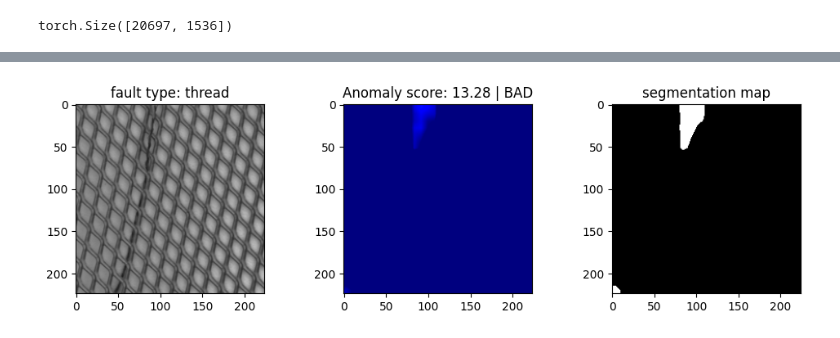
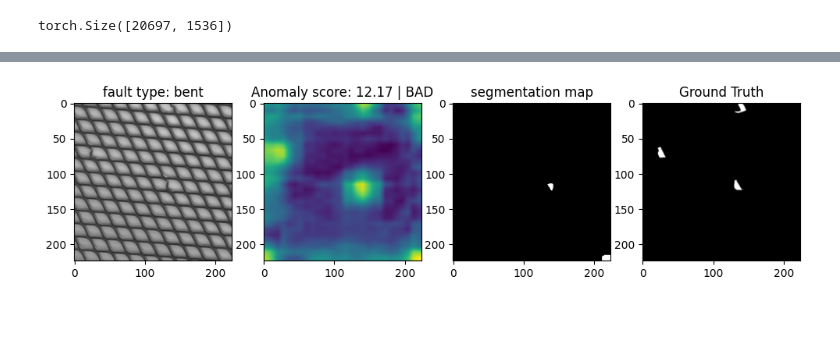
Before and after one commit to 3tagoras/MVTec-AD, a Jupyter notebook: notebooks/2.0-jame-kaggle-repeat.ipynb, the cells around one changed output, grey strips where cells are left out. Cells and saved outputs as stored; diff of their text form; code cells hidden in the pictures.

```diff
--- a/notebooks/2.0-jame-kaggle-repeat.ipynb
+++ b/notebooks/2.0-jame-kaggle-repeat.ipynb
@@ -85,7 +93,7 @@ folder_path = Path(r'/home/jamor/redes/MVTec-AD/data/raw/grid/train/good')
 for pth in tqdm(folder_path.iterdir(),leave=False):
     # print(pth)
     with torch.no_grad():
-        data = transform(Image.open(pth).convert("RGB")).cuda().unsqueeze(0)
+        data = getImage(pth)
         features = backbone(data)
         # print(features.shape)
         memory_bank.append(features.cpu().detach())
@@ -201,19 +211,8 @@ plt.show()
 # %%
-test_image = transform(Image.open(f'{path}/broken/000.png').convert("RGB")).cuda().unsqueeze(0)
-features = backbone(test_image)
+test_image = getImage(f'{path}/broken/000.png')
+segm_map, s_star = anomaly_map(test_image)
 
-distances = torch.cdist(features, memory_bank, p=2.0)
-dist_score, dist_score_idxs = torch.min(distances, dim=1)
-s_star = torch.max(dist_score)
-segm_map = dist_score.view(1, 1, 28, 28)
-
-# Upscale by bi-linaer interpolation to match the original input resolution
-segm_map = torch.nn.functional.interpolate(
-                segm_map,
-                size=(224, 224),
-                mode='bilinear'
-                )
 plt.figure(figsize=(4,4))
-plt.imshow(segm_map.cpu().squeeze(), cmap='jet')
+plt.imshow(segm_map.cpu().squeeze())
 plt.show()
 # %% [output]
@@ -270,53 +269,64 @@ best_threshold = 11.6538724899292
 # %%
 import cv2, time
-from IPython.display import clear_output
 
 backbone.eval()
 class_label = ['GOOD', 'BAD']
 path = "/home/jamor/redes/MVTec-AD/data/raw/grid/test"
 contents = os.listdir(path)
 test_path = Path(path)
+contents.remove('good')
+#print(contents)
+labels = []
+scores = []
+ious = []
 
 for path in test_path.glob('*/*.png'):
 
     fault_type = path.parts[-2]
-    if fault_type in [contents[0]]: # de 0 a 5, ['thread', 'bent', 'glue', 'broken', 'metal_contamination', 'good']
+    if fault_type in contents: # de 0 a 5, ['thread', 'bent', 'glue', 'broken', 'metal_contamination', 'good']
 
-        test_image = transform(Image.open(path).convert('RGB')).cuda().unsqueeze(0)
+        labels.append(fault_type)
+        test_image = getImage(path)
 
-        with torch.no_grad():
-            features = backbone(test_image)
-        # Forward pass
-        distances = torch.cdist(features, memory_bank, p=2.0)
-        dist_score, dist_score_idxs = torch.min(distances, dim=1)
-        s_star = torch.max(dist_score)
-        segm_map = dist_score.view(1, 1, 28, 28)
+        segm_map, s_star = anomaly_map(test_image)
         # Upscale by bi-linear interpolation to match the original input resolution
-        segm_map = torch.nn.functional.interpolate(
-                    segm_map,
-                    size=(224, 224),
-                    mode='bilinear'
-                ).cpu().squeeze().numpy()
+        segm_map = segm_map.cpu().squeeze().numpy()
 
         y_score_image = s_star.cpu().numpy()
+        scores.append(y_score_image)
         y_pred_image = 1*(y_score_image>=best_threshold)
+        ground_truth = getImage(Path(str(path).replace("/test/","/ground_truth/").replace(".png", "_mask.png"))).squeeze().permute(1,2,0).cpu().numpy()
+        heat_map = segm_map
+        segmentation = heat_map > best_threshold
+        and_map = segmentation * ground_truth[:,:,0]
+        or_map = segmentation + ground_truth[:,:,0] - and_map
+        iou = 100*(and_map).sum(axis=(0,1))/(or_map).sum(axis=(0,1))
+        ious.append(iou)
+        if(np.random.rand() < 0.1):
+            plt.figure(figsize=(12,3))
+            plt.subplot(1,4,1)
+            plt.imshow(test_image.squeeze().permute(1,2,0).cpu().numpy())
+            plt.title(f'fault type: {fault_type}')
 
-        plt.figure(figsize=(12,3))
-        plt.subplot(1,3,1)
-        plt.imshow(test_image.squeeze().permute(1,2,0).cpu().numpy())
-        plt.title(f'fault type: {fault_type}')
+            plt.subplot(1,4,2)
 
-        plt.subplot(1,3,2)
-        heat_map = segm_map
-        plt.imshow(heat_map, cmap='jet', vmin=best_threshold, vmax = best_threshold * 2)
-        plt.title(f'Anomaly score: {y_score_image:0.2f} | {class_label[y_pred_image]}')
+            plt.imshow(heat_map)
+            plt.title(f'Anomaly score: {y_score_image:0.2f} | {class_label[y_pred_image]}')
 
-        plt.subplot(1,3,3)
-        plt.imshow((heat_map > best_threshold ), cmap='gray')  #
-        plt.title(f'segmentation map')
 
-        plt.show()
-        time.sleep(1)
-        clear_output(wait=True)
+
+            plt.subplot(1,4,3)
+            plt.imshow(segmentation, cmap='gray')  #
+            plt.title(f'segmentation map')
+
+            plt.subplot(1,4,4)
+            #plt.hist(heat_map.flatten(), bins=50)
+            plt.imshow(ground_truth, cmap='gray')
+            plt.title(f'Ground Truth')
+
+
+            plt.show()
+
+            print(f'IoU {iou:0.2f}')
 # %% [output]
-[figure, old version]
+[figure, new version]
```
Also changed, not shown: parts of 17 cells of this notebook.
